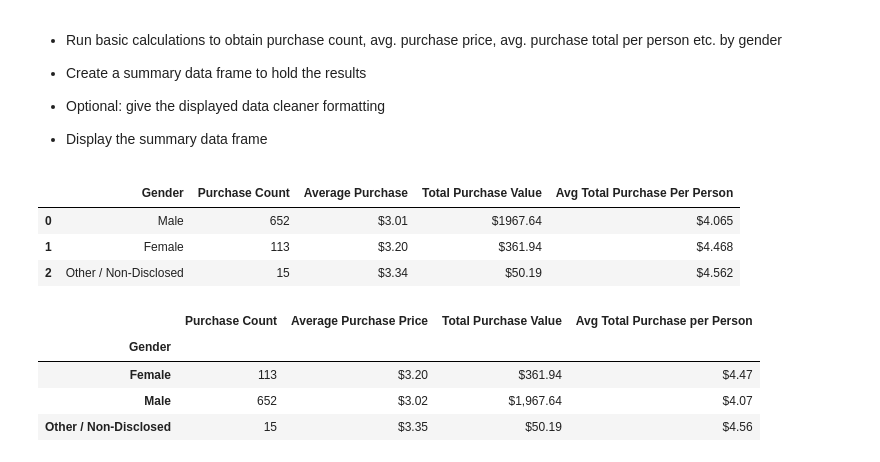
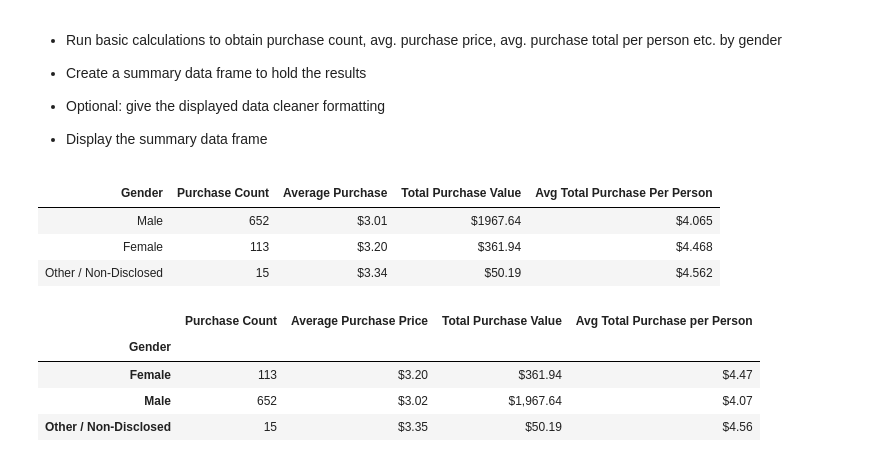
Before and after one commit to Fispit/Heroes-of-Pymoli-Analysis, a Jupyter notebook: HeroesOfPymoli/HeroesOfPymoli.ipynb, the cells around one changed output. Cells and saved outputs as stored; diff of their text form; code cells hidden in the pictures.

```diff
--- a/HeroesOfPymoli/HeroesOfPymoli.ipynb
+++ b/HeroesOfPymoli/HeroesOfPymoli.ipynb
@@ -103,36 +103,36 @@ genderframe_pd
 * Display the summary data frame
 # %%
 genderlist=purchase_data["Gender"].value_counts().keys().tolist()
-genderpurchases=purchase_data["Gender"].value_counts().tolist()
+genpurchases=purchase_data["Gender"].value_counts().tolist()
 avgpurchase=[]
 totalpurchase=[]
 avgpurchasepp=[]
 for gender in genderlist:
     genderdata=purchase_data.loc[purchase_data["Gender"]==gender]
     avergen=genderdata.iloc[:,6].mean()
     avergen=str(avergen)
     avgpurchase.append("$"+avergen[0:4])
     sumgen=genderdata.iloc[:,6].sum()
     sumgen=str(sumgen)
     totalpurchase.append("$"+sumgen)
     gendermembervalues=genderdata["SN"].unique()
     individualmemsales=[]
     for element in gendermembervalues:
         newname_df=purchase_data.query("SN==@element")
         membersum=newname_df.iloc[:,6].sum()
         individualmemsales.append(membersum)
     individualavg="$"+str(np.mean(individualmemsales))
     avgpurchasepp.append(individualavg[0:6])
 
 genderframe={"Gender":genderlist,"Purchase Count":genderpurchases,"Average Purchase":avgpurchase,"Total Purchase Value":totalpurchase,"Avg Total Purchase Per Person":avgpurchasepp}
 
 genderpurchasestats__df=pd.DataFrame(genderframe)
-genderpurchasestats__df
+genderpurchasestats__df.style.hide_index()
 # %% [output]
-|  | Gender | Purchase Count | Average Purchase | Total Purchase Value | Avg Total Purchase Per Person |
-| 0 | Male | 652 | $3.01 | $1967.64 | $4.065 |
-| 1 | Female | 113 | $3.20 | $361.94 | $4.468 |
-| 2 | Other / Non-Disclosed | 15 | $3.34 | $50.19 | $4.562 |
+| Gender | Purchase Count | Average Purchase | Total Purchase Value | Avg Total Purchase Per Person |
+| Male | 652 | $3.01 | $1967.64 | $4.065 |
+| Female | 113 | $3.20 | $361.94 | $4.468 |
+| Other / Non-Disclosed | 15 | $3.34 | $50.19 | $4.562 |
 # %%
 # %% [output]
 |  | Purchase Count | Average Purchase Price | Total Purchase Value | Avg Total Purchase per Person |
```
Also changed, not shown: parts of 2 cells of this notebook.
